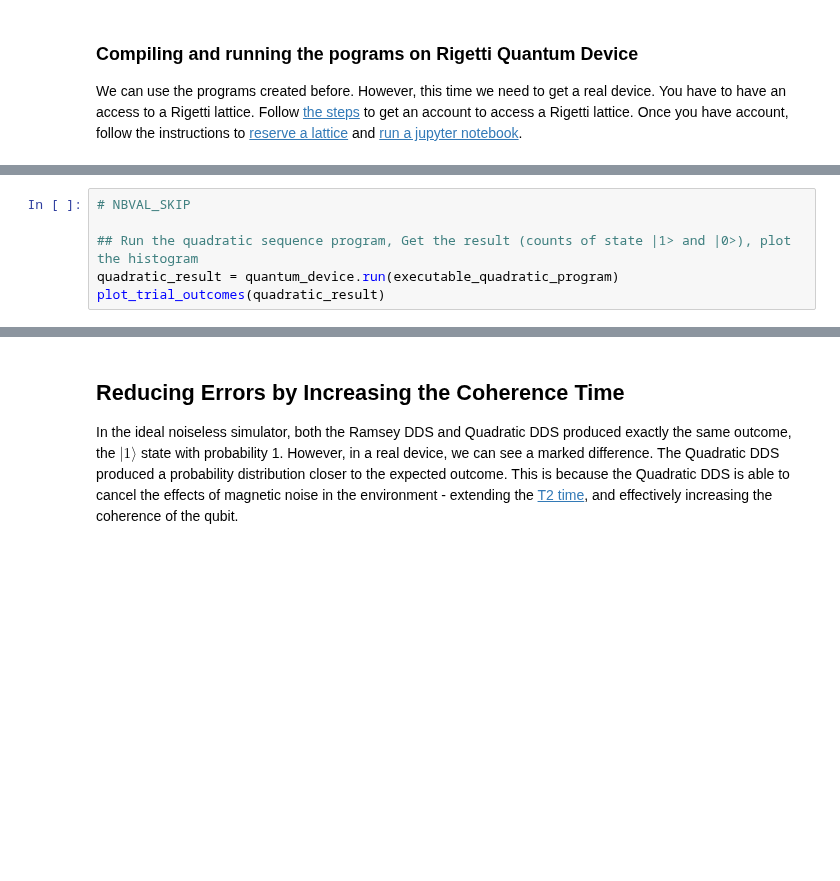
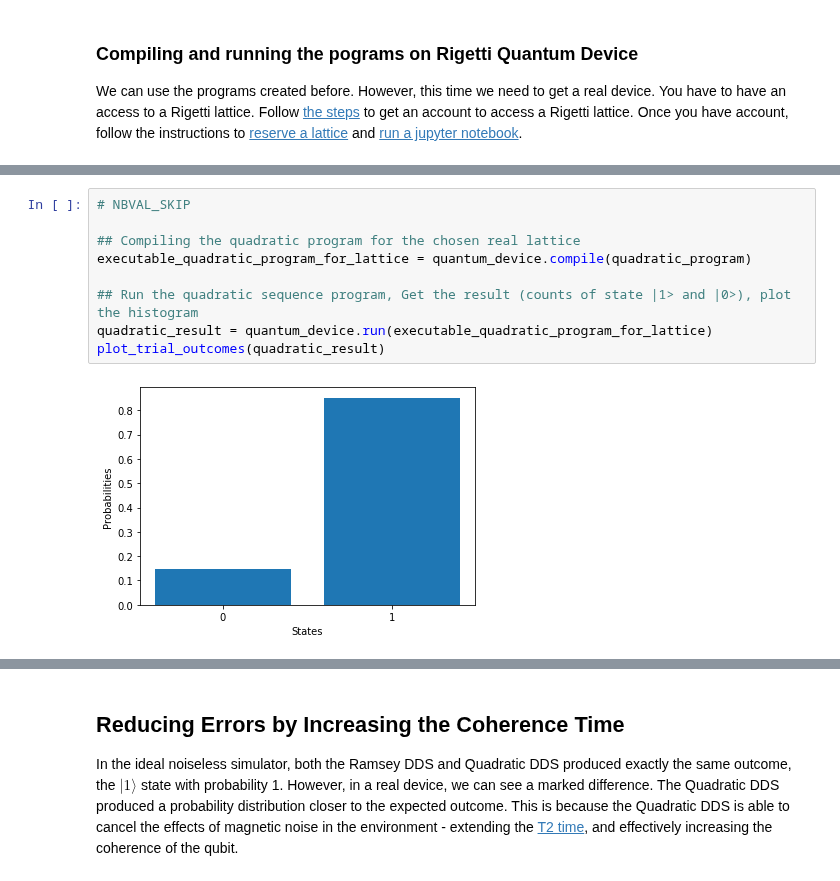
Before and after one commit to qctrl/open-controls, a Jupyter notebook: examples/export_a_dds_to_pyquil.ipynb, the cells around one changed output, grey strips where cells are left out. Cells and saved outputs as stored; diff of their text form; blank space fills up the shorter version.

Commit message:
version of pyquil notebook working with Rigetti lattice

```diff
--- a/examples/export_a_dds_to_pyquil.ipynb
+++ b/examples/export_a_dds_to_pyquil.ipynb
@@ -370,7 +340,12 @@ RuntimeError: It looks like you've tried to run a program against a QPU but do
 # %%
 # NBVAL_SKIP
 
+## Compiling the quadratic program for the chosen real lattice
+executable_quadratic_program_for_lattice = quantum_device.compile(quadratic_program)
+
 ## Run the quadratic sequence program, Get the result (counts of state |1> and |0>), plot the histogram
-quadratic_result = quantum_device.run(executable_quadratic_program)
+quadratic_result = quantum_device.run(executable_quadratic_program_for_lattice)
 plot_trial_outcomes(quadratic_result)
+# %% [output]
+[figure, added]
 # %%
```
Also changed, not shown: parts of 10 cells of this notebook.
